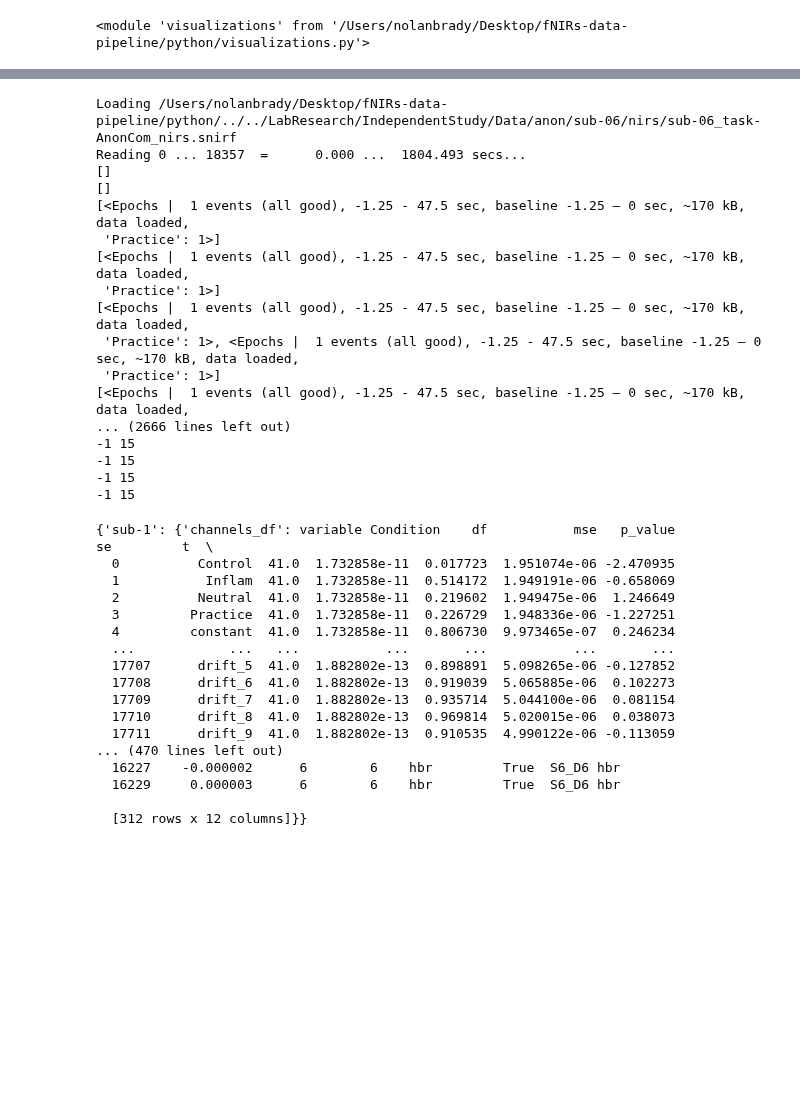
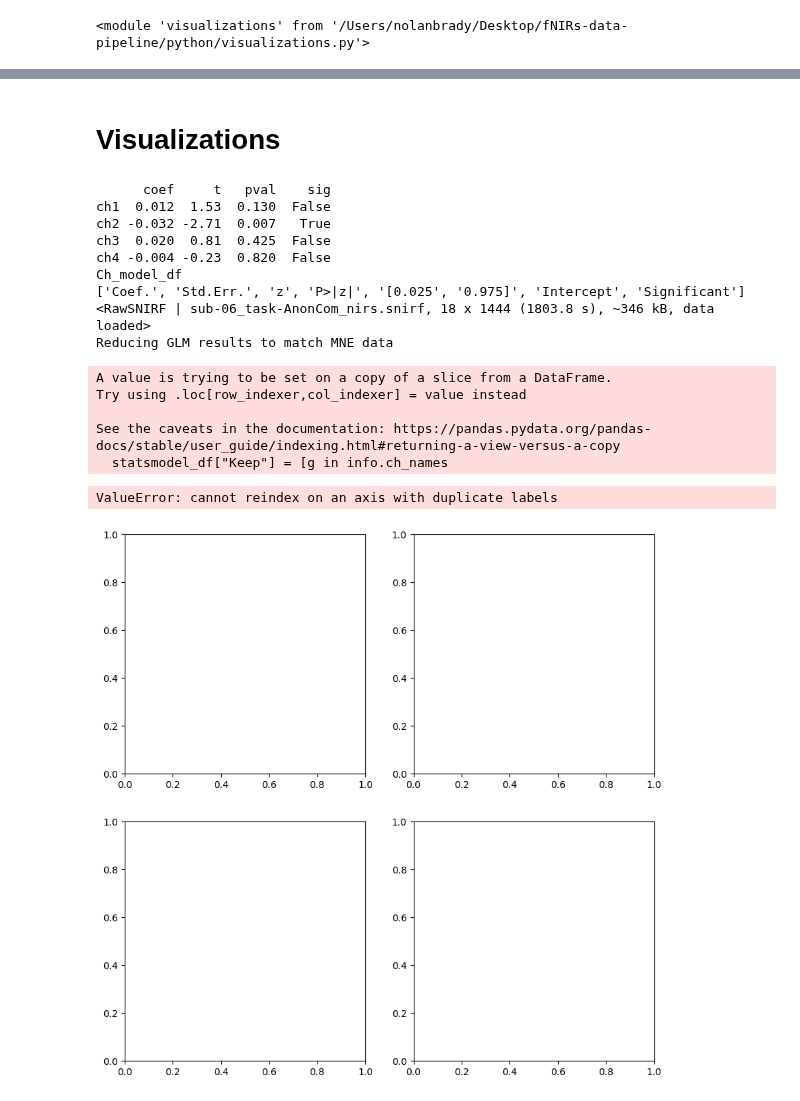
Before and after one commit to nolanrbrady/fNIRs-data-pipeline, a Jupyter notebook: python/home.ipynb, the cells around one changed output, grey strips where cells are left out. Drawn from its saved outputs; the diff is of its cells as text; code cells hidden in the pictures; blank space fills up the shorter version.

```diff
--- a/python/home.ipynb
+++ b/python/home.ipynb
@@ -74,7 +76,7 @@ columns_for_glm_contrast = ['Neutral', 'Inflam']
 columns_for_group_analysis = ['Neutral', 'Inflam', 'Control']
 # %%
 
-def run_group_analysis(path, ignore, variable_epoch_time, columns_for_glm_contrast, columns_for_group_analysis, tmin=tmin, tmax=tmax):
+def run_group_analysis(path, ignore, variable_epoch_time, columns_for_glm_contrast, columns_for_group_analysis, tmin=None, tmax=None):
     # Establish the groups, subject names, and snirf file paths for all subjects
     groups, df = system_file_io.import_data_folder(path, ignore)
     # run the analysis for each group
@@ -95,7 +97,7 @@ def run_group_analysis(path, ignore, variable_epoch_time, columns_for_glm_contra
         # Find the groups significant channels
         significant_channels = analysis_tools.find_significant_channels(df_cha)
 
-        glm_dataframes[group] = {"channels_df": df_cha, "contrasts_df": df_con, "significant_channels": significant_channels}
+        glm_dataframes[group] = {"channels_df": df_cha, "contrasts_df": df_con, "significant_channels": significant_channels, "all_data": all_data}
 
     return glm_dataframes
 # %%
@@ -124,5 +126,5 @@ def run_individual_analysis(path, ignore, variable_epoch_time, columns_for_glm_c
 
     return glm_dataframes
 # %%
-# group_data = run_group_analysis(path, ignore, variable_epoch_time, columns_for_glm_contrast, columns_for_group_analysis, tmin=tmin, tmax=tmax)
-# group_data
+group_data = run_group_analysis(path, ignore, variable_epoch_time, columns_for_glm_contrast, columns_for_group_analysis, tmin=tmin, tmax=tmax)
+group_data
@@ -129,38 +166,30 @@ def run_individual_analysis(path, ignore, variable_epoch_time, columns_for_glm_c
 # %%
-individual_data = run_individual_analysis(path, ignore, variable_epoch_time, columns_for_glm_contrast, columns_for_group_analysis)
-individual_data
+# individual_data = run_individual_analysis(path, ignore, variable_epoch_time, columns_for_glm_contrast, columns_for_group_analysis)
+# individual_data
-# %% [output]
-Loading /Users/nolanbrady/Desktop/fNIRs-data-pipeline/python/../../LabResearch/IndependentStudy/Data/anon/sub-06/nirs/sub-06_task-AnonCom_nirs.snirf
-Reading 0 ... 18357  =      0.000 ...  1804.493 secs...
-[]
-[]
-[<Epochs |  1 events (all good), -1.25 - 47.5 sec, baseline -1.25 – 0 sec, ~170 kB, data loaded,
- 'Practice': 1>]
-[<Epochs |  1 events (all good), -1.25 - 47.5 sec, baseline -1.25 – 0 sec, ~170 kB, data loaded,
- 'Practice': 1>]
-[<Epochs |  1 events (all good), -1.25 - 47.5 sec, baseline -1.25 – 0 sec, ~170 kB, data loaded,
- 'Practice': 1>, <Epochs |  1 events (all good), -1.25 - 47.5 sec, baseline -1.25 – 0 sec, ~170 kB, data loaded,
- 'Practice': 1>]
-[<Epochs |  1 events (all good), -1.25 - 47.5 sec, baseline -1.25 – 0 sec, ~170 kB, data loaded,
-... (2666 lines left out)
--1 15
--1 15
--1 15
--1 15
-{'sub-1': {'channels_df': variable Condition    df           mse   p_value            se         t  \
-  0          Control  41.0  1.732858e-11  0.017723  1.951074e-06 -2.470935
-  1           Inflam  41.0  1.732858e-11  0.514172  1.949191e-06 -0.658069
-  2          Neutral  41.0  1.732858e-11  0.219602  1.949475e-06  1.246649
-  3         Practice  41.0  1.732858e-11  0.226729  1.948336e-06 -1.227251
-  4         constant  41.0  1.732858e-11  0.806730  9.973465e-07  0.246234
-  ...            ...   ...           ...       ...           ...       ...
-  17707      drift_5  41.0  1.882802e-13  0.898891  5.098265e-06 -0.127852
-  17708      drift_6  41.0  1.882802e-13  0.919039  5.065885e-06  0.102273
-  17709      drift_7  41.0  1.882802e-13  0.935714  5.044100e-06  0.081154
-  17710      drift_8  41.0  1.882802e-13  0.969814  5.020015e-06  0.038073
-  17711      drift_9  41.0  1.882802e-13  0.910535  4.990122e-06 -0.113059
-... (470 lines left out)
-  16227    -0.000002      6        6    hbr         True  S6_D6 hbr
-  16229     0.000003      6        6    hbr         True  S6_D6 hbr
-
-  [312 rows x 12 columns]}}
+# %% [markdown]
+# Visualizations
+# %%
+# Group Visualization
+importlib.reload(visualizations)
+channels_df, contrasts_df, significant_channels, all_data = group_data['anon'].values()
+
+raw_haemo = all_data[0]['raw_haemo']
+
+visualizations.group_topological_visualisation(channels_df, columns_for_glm_contrast, raw_haemo)
+# %% [output]
+      coef     t   pval    sig
+ch1  0.012  1.53  0.130  False
+ch2 -0.032 -2.71  0.007   True
+ch3  0.020  0.81  0.425  False
+ch4 -0.004 -0.23  0.820  False
+Ch_model_df
+['Coef.', 'Std.Err.', 'z', 'P>|z|', '[0.025', '0.975]', 'Intercept', 'Significant']
+<RawSNIRF | sub-06_task-AnonCom_nirs.snirf, 18 x 1444 (1803.8 s), ~346 kB, data loaded>
+Reducing GLM results to match MNE data
+A value is trying to be set on a copy of a slice from a DataFrame.
+Try using .loc[row_indexer,col_indexer] = value instead
+
+See the caveats in the documentation: https://pandas.pydata.org/pandas-docs/stable/user_guide/indexing.html#returning-a-view-versus-a-copy
+  statsmodel_df["Keep"] = [g in info.ch_names
+ValueError: cannot reindex on an axis with duplicate labels
+[figure, added]
```
Also changed, not shown: parts of 5 cells of this notebook, 2 other files.
